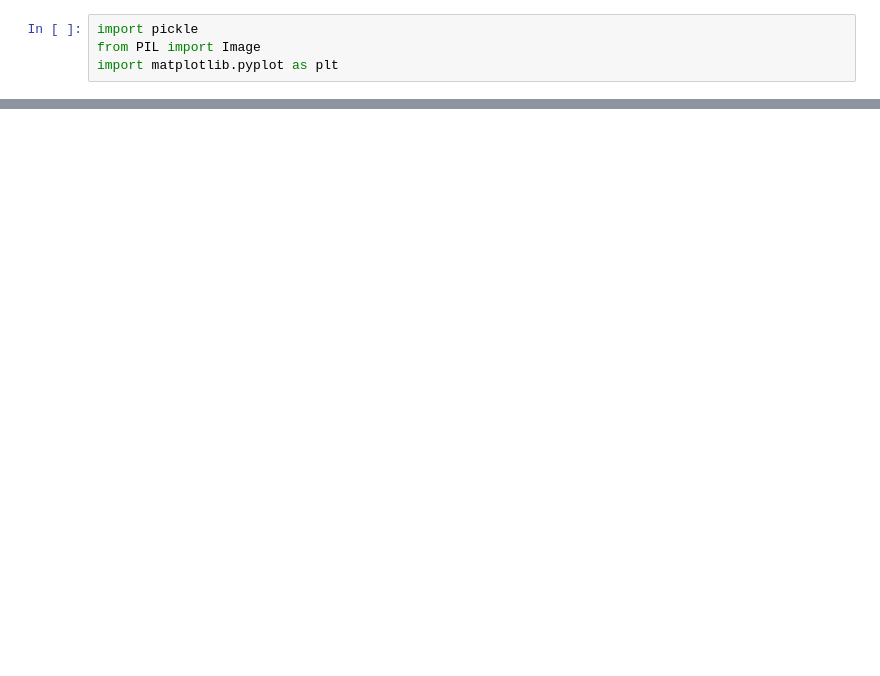
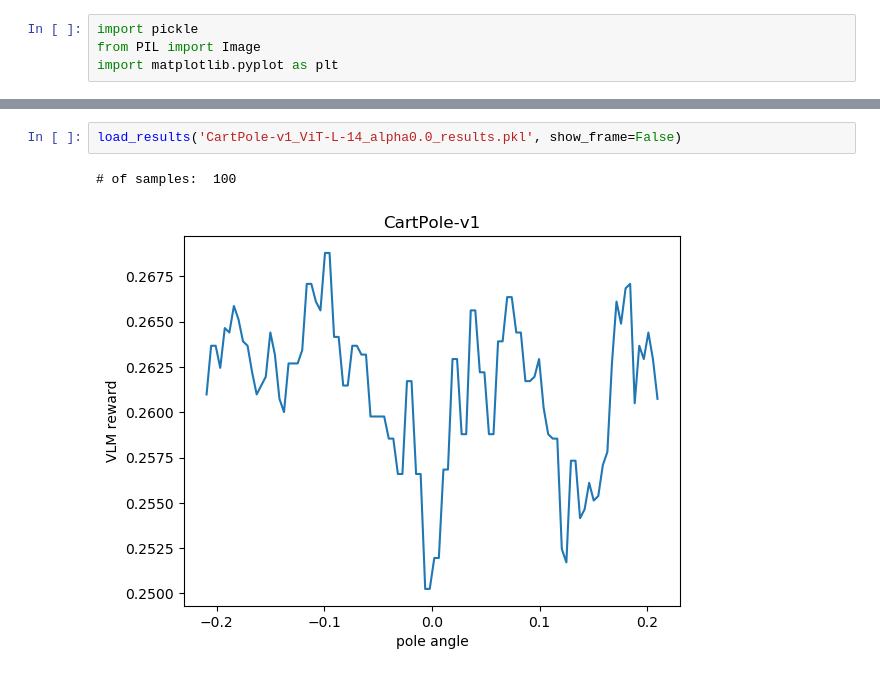
Before and after one commit to quantumiracle/human_prior_games, a Jupyter notebook: openai_gym/read_render.ipynb, the cells around one changed output, grey strips where cells are left out. Cells and saved outputs as stored; diff of their text form; blank space fills up the shorter version.

```diff
--- a/openai_gym/read_render.ipynb
+++ b/openai_gym/read_render.ipynb
@@ -38,0 +45,5 @@ var value: -1.0530612244897959, vlm reward: 0.4875383973121643
+# %%
+load_results('CartPole-v1_ViT-L-14_alpha0.0_results.pkl', show_frame=False)
+# %% [output]
+# of samples:  100
+[figure, added]
```
Also changed, not shown: parts of 6 cells of this notebook, 3 other files.
